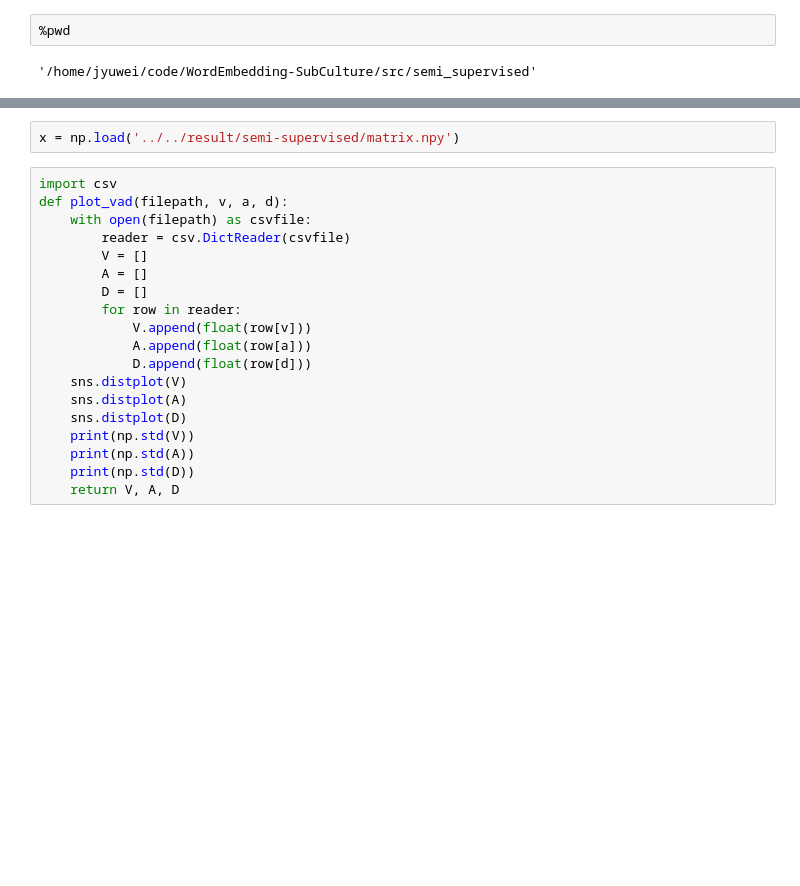
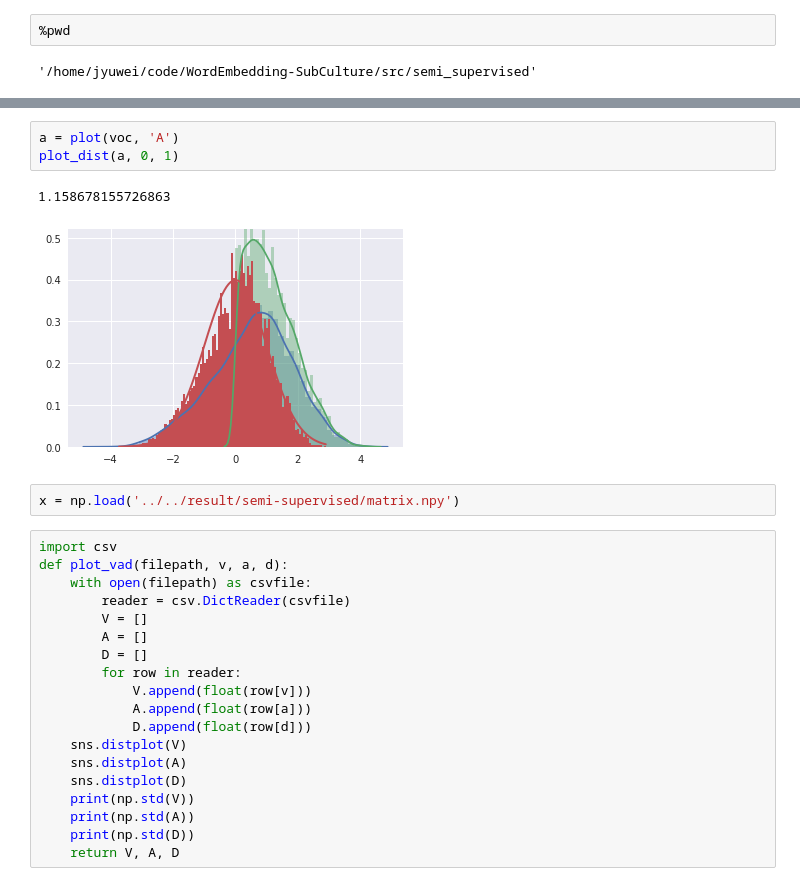
Before and after one commit to jiaojiaoloveu/WordEmbedding-SubCulture, a Jupyter notebook: src/semi_supervised/plot_epa.ipynb, the cells around one changed output, grey strips where cells are left out. Drawn from its saved outputs; the diff is of its cells as text; blank space fills up the shorter version.

```diff
--- a/src/semi_supervised/plot_epa.ipynb
+++ b/src/semi_supervised/plot_epa.ipynb
@@ -41,3 +50,9 @@ plot(voc, 'A')
+# %%
+a = plot(voc, 'A')
+plot_dist(a, 0, 1)
+# %% [output]
+1.158678155726863
+[figure, added]
 # %%
 x = np.load('../../result/semi-supervised/matrix.npy')
 # %%
```
Also changed, not shown: parts of 8 cells of this notebook, 1 other file.
